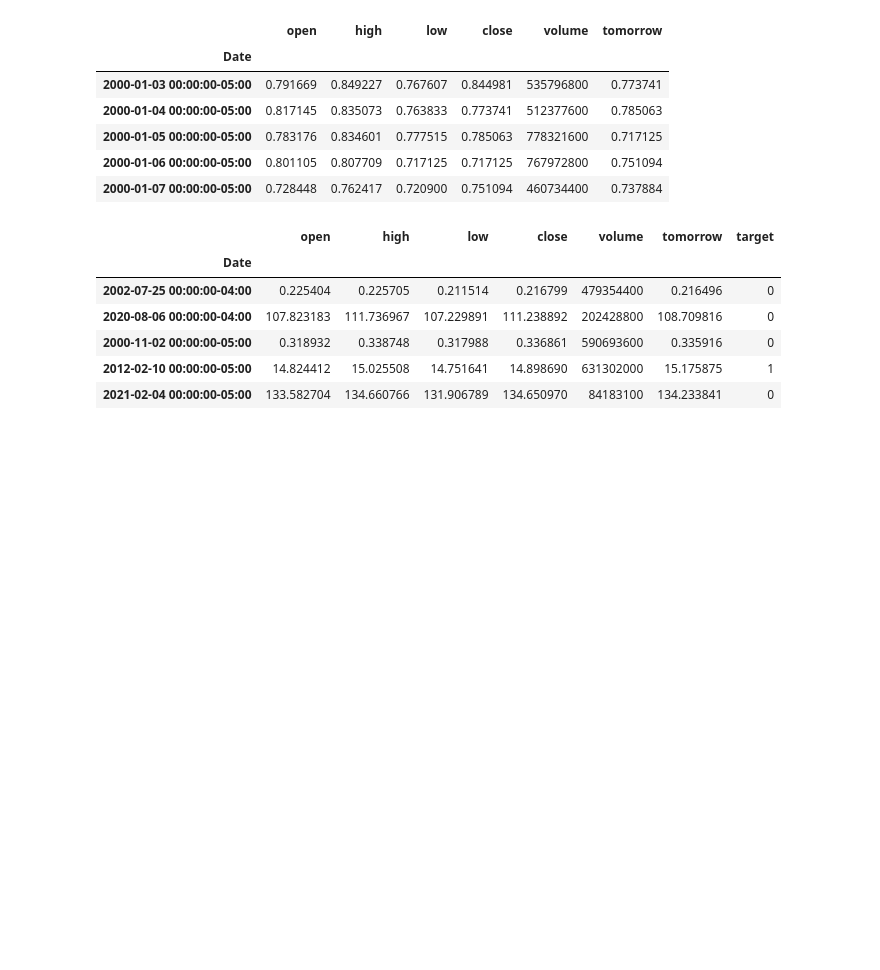
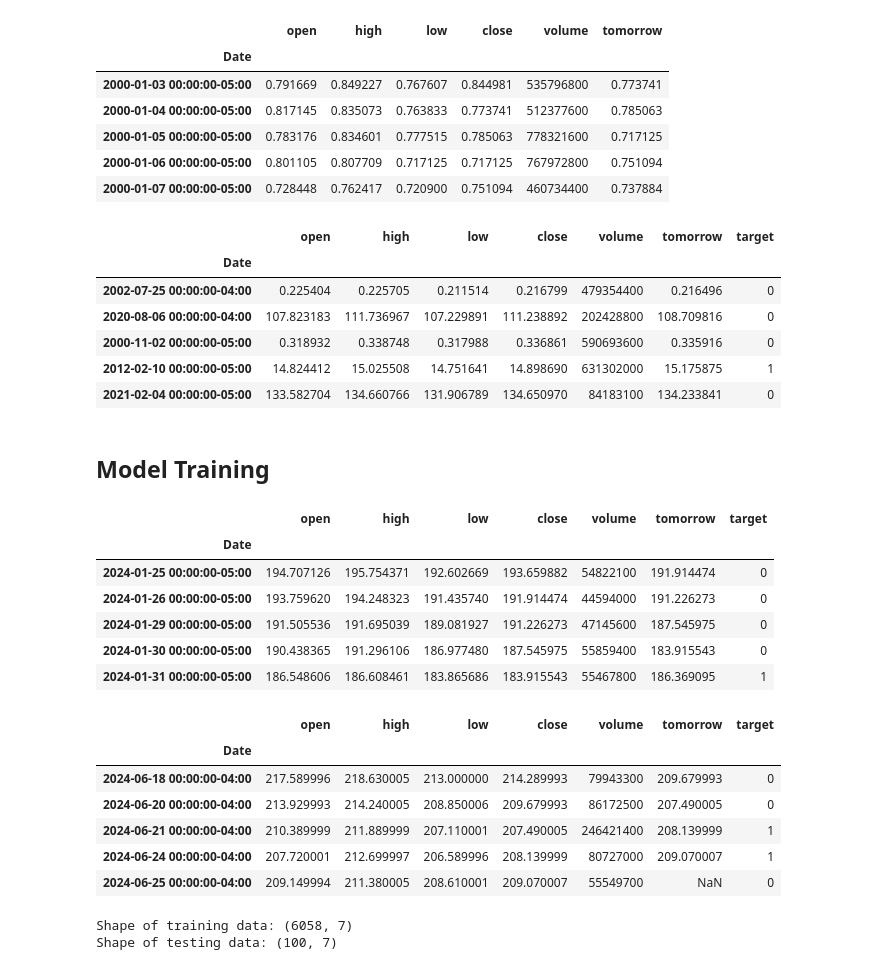
Before and after one commit to Asifdotexe/StoDir, a Jupyter notebook: code/stock-price-prediction.ipynb, the cells around one changed output. Drawn from its saved outputs; the diff is of its cells as text; code cells hidden in the pictures; blank space fills up the shorter version.

```diff
--- a/code/stock-price-prediction.ipynb
+++ b/code/stock-price-prediction.ipynb
@@ -163,3 +172,34 @@ df.sample(5)
 | 2000-11-02 00:00:00-05:00 | 0.318932 | 0.338748 | 0.317988 | 0.336861 | 590693600 | 0.335916 | 0 |
 | 2012-02-10 00:00:00-05:00 | 14.824412 | 15.025508 | 14.751641 | 14.898690 | 631302000 | 15.175875 | 1 |
 | 2021-02-04 00:00:00-05:00 | 133.582704 | 134.660766 | 131.906789 | 134.650970 | 84183100 | 134.233841 | 0 |
+# %% [markdown]
+## Model Training
+# %%
+# splitting the data into train and test sets
+train = df.iloc[:-100]
+test = df.iloc[-100:]
+assert train.shape[0] + test.shape[0] == df.shape[0]
+assert train.index.intersection(test.index).empty == True
+
+# fit the model
+model = RandomForestClassifier(n_estimators=100, min_samples_split=100, random_state=42)
+# %%
+display(train.tail(), test.tail())
+print(f"Shape of training data: {train.shape}\nShape of testing data: {test.shape}")
+# %% [output]
+|  | open | high | low | close | volume | tomorrow | target |
+| Date |  |  |  |  |  |  |  |
+| 2024-01-25 00:00:00-05:00 | 194.707126 | 195.754371 | 192.602669 | 193.659882 | 54822100 | 191.914474 | 0 |
+| 2024-01-26 00:00:00-05:00 | 193.759620 | 194.248323 | 191.435740 | 191.914474 | 44594000 | 191.226273 | 0 |
+| 2024-01-29 00:00:00-05:00 | 191.505536 | 191.695039 | 189.081927 | 191.226273 | 47145600 | 187.545975 | 0 |
+| 2024-01-30 00:00:00-05:00 | 190.438365 | 191.296106 | 186.977480 | 187.545975 | 55859400 | 183.915543 | 0 |
+| 2024-01-31 00:00:00-05:00 | 186.548606 | 186.608461 | 183.865686 | 183.915543 | 55467800 | 186.369095 | 1 |
+|  | open | high | low | close | volume | tomorrow | target |
+| Date |  |  |  |  |  |  |  |
+| 2024-06-18 00:00:00-04:00 | 217.589996 | 218.630005 | 213.000000 | 214.289993 | 79943300 | 209.679993 | 0 |
+| 2024-06-20 00:00:00-04:00 | 213.929993 | 214.240005 | 208.850006 | 209.679993 | 86172500 | 207.490005 | 0 |
+| 2024-06-21 00:00:00-04:00 | 210.389999 | 211.889999 | 207.110001 | 207.490005 | 246421400 | 208.139999 | 1 |
+| 2024-06-24 00:00:00-04:00 | 207.720001 | 212.699997 | 206.589996 | 208.139999 | 80727000 | 209.070007 | 1 |
+| 2024-06-25 00:00:00-04:00 | 209.149994 | 211.380005 | 208.610001 | 209.070007 | 55549700 | NaN | 0 |
+Shape of training data: (6058, 7)
+Shape of testing data: (100, 7)
```
Also changed, not shown: parts of 3 cells of this notebook.
